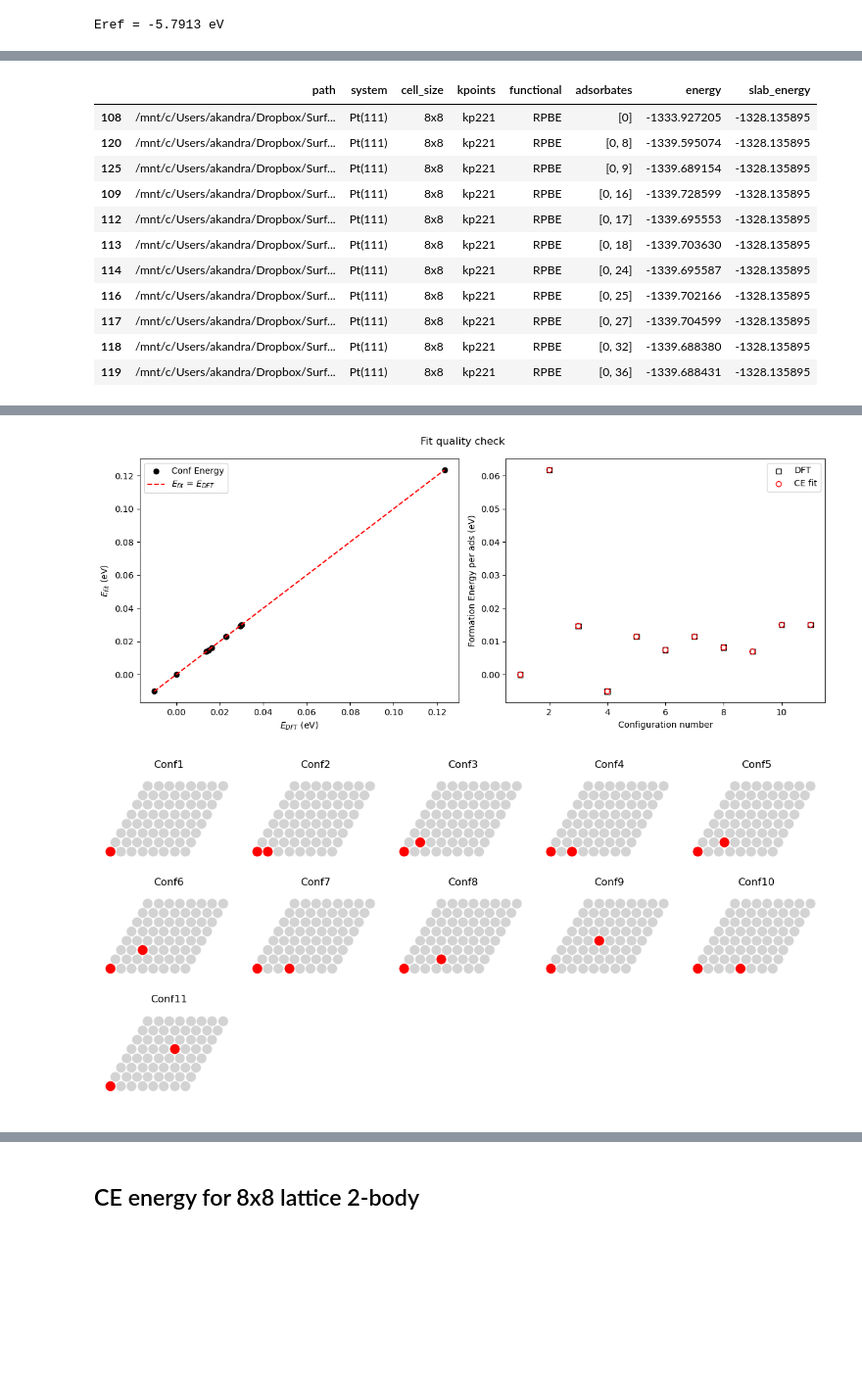
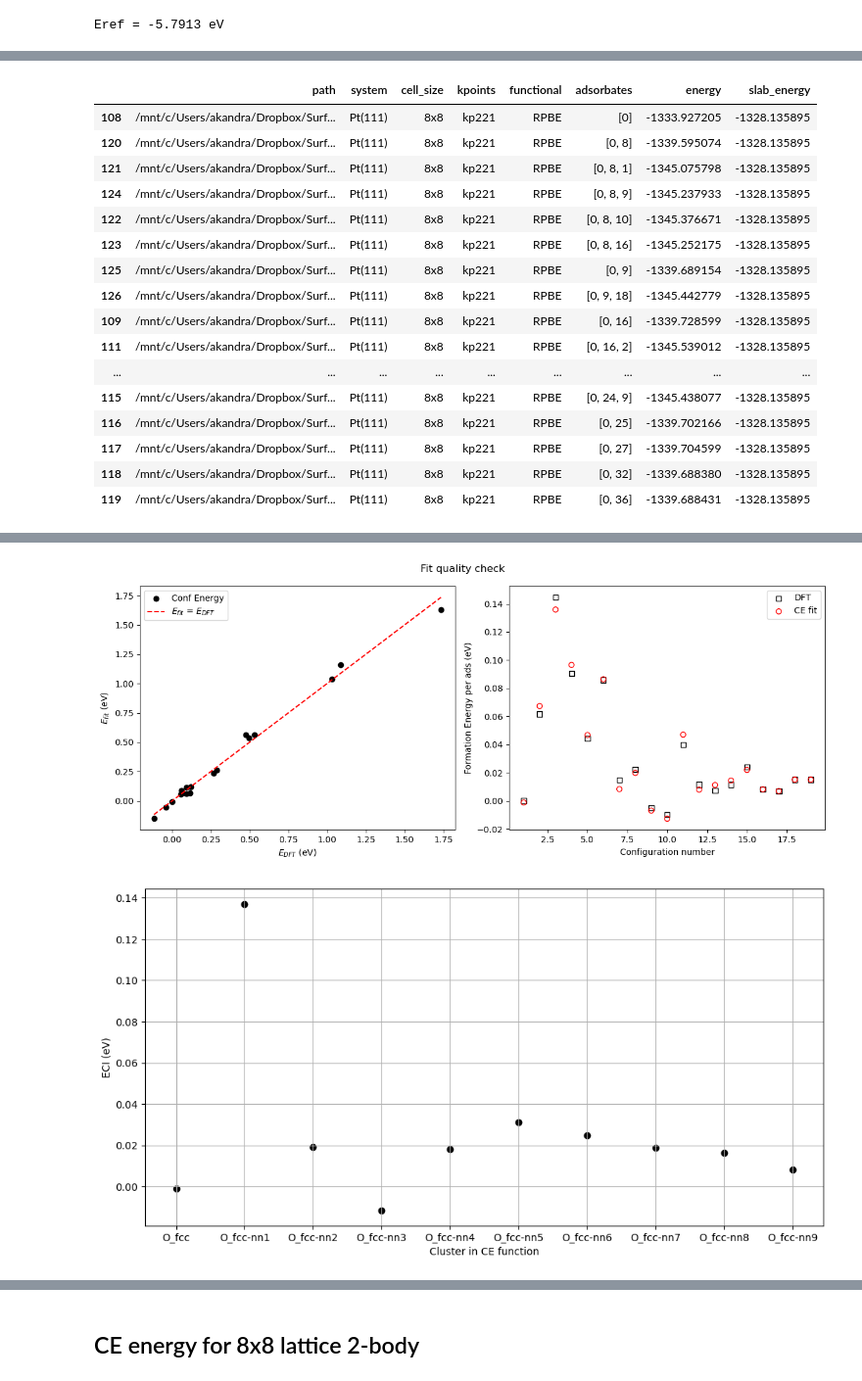
Before and after one commit to akandra/O_Pt111, a Jupyter notebook: zacros_cefit.ipynb, the cells around one changed output, grey strips where cells are left out. Shown at 98% size. Saved outputs shown, nothing was run; the diff lists cells and outputs as text; code cells hidden in the pictures; blank space fills up the shorter version.

```diff
--- a/zacros_cefit.ipynb
+++ b/zacros_cefit.ipynb
@@ -81,8 +155,6 @@ display(dfz)
 
 # Produce the fit
 E_form, E_fit = zf.produce_fit(wdir, dfz, Nx_lat, Ny_lat, shell_list, Eref, zacros_path)
-# Show input configurations
-zf.plot_state_ce(wdir, reps=None, show_axes = False, show_sites_ids=False, file_name=None, titles=None, figsize=(12,6), ncols=5, sf=2)
 # Get the fit results
-ce_names_8, ce_coeffs_8, ce_nads_8 = zf.get_cefit_output(wdir)
+ce_names_16_2, ce_coeffs_16_2, ce_nads_16_2 = zf.get_cefit_output(wdir,plot=True)
 # %% [output]
@@ -90,11 +162,16 @@ Directory /mnt/c/Users/akandra/Dropbox/Surface_Reaction_Kinetics/O_Pt111/cefit/t
 |  | path | system | cell_size | kpoints | functional | adsorbates | energy | slab_energy |
 | 108 | /mnt/c/Users/akandra/Dropbox/Surf... | Pt(111) | 8x8 | kp221 | RPBE | [0] | -1333.927205 | -1328.135895 |
 | 120 | /mnt/c/Users/akandra/Dropbox/Surf... | Pt(111) | 8x8 | kp221 | RPBE | [0, 8] | -1339.595074 | -1328.135895 |
+| 121 | /mnt/c/Users/akandra/Dropbox/Surf... | Pt(111) | 8x8 | kp221 | RPBE | [0, 8, 1] | -1345.075798 | -1328.135895 |
+| 124 | /mnt/c/Users/akandra/Dropbox/Surf... | Pt(111) | 8x8 | kp221 | RPBE | [0, 8, 9] | -1345.237933 | -1328.135895 |
+| 122 | /mnt/c/Users/akandra/Dropbox/Surf... | Pt(111) | 8x8 | kp221 | RPBE | [0, 8, 10] | -1345.376671 | -1328.135895 |
+| 123 | /mnt/c/Users/akandra/Dropbox/Surf... | Pt(111) | 8x8 | kp221 | RPBE | [0, 8, 16] | -1345.252175 | -1328.135895 |
 | 125 | /mnt/c/Users/akandra/Dropbox/Surf... | Pt(111) | 8x8 | kp221 | RPBE | [0, 9] | -1339.689154 | -1328.135895 |
+| 126 | /mnt/c/Users/akandra/Dropbox/Surf... | Pt(111) | 8x8 | kp221 | RPBE | [0, 9, 18] | -1345.442779 | -1328.135895 |
 | 109 | /mnt/c/Users/akandra/Dropbox/Surf... | Pt(111) | 8x8 | kp221 | RPBE | [0, 16] | -1339.728599 | -1328.135895 |
-| 112 | /mnt/c/Users/akandra/Dropbox/Surf... | Pt(111) | 8x8 | kp221 | RPBE | [0, 17] | -1339.695553 | -1328.135895 |
-| 113 | /mnt/c/Users/akandra/Dropbox/Surf... | Pt(111) | 8x8 | kp221 | RPBE | [0, 18] | -1339.703630 | -1328.135895 |
-| 114 | /mnt/c/Users/akandra/Dropbox/Surf... | Pt(111) | 8x8 | kp221 | RPBE | [0, 24] | -1339.695587 | -1328.135895 |
+| 111 | /mnt/c/Users/akandra/Dropbox/Surf... | Pt(111) | 8x8 | kp221 | RPBE | [0, 16, 2] | -1345.539012 | -1328.135895 |
+| ... | ... | ... | ... | ... | ... | ... | ... | ... |
+| 115 | /mnt/c/Users/akandra/Dropbox/Surf... | Pt(111) | 8x8 | kp221 | RPBE | [0, 24, 9] | -1345.438077 | -1328.135895 |
 | 116 | /mnt/c/Users/akandra/Dropbox/Surf... | Pt(111) | 8x8 | kp221 | RPBE | [0, 25] | -1339.702166 | -1328.135895 |
 | 117 | /mnt/c/Users/akandra/Dropbox/Surf... | Pt(111) | 8x8 | kp221 | RPBE | [0, 27] | -1339.704599 | -1328.135895 |
 | 118 | /mnt/c/Users/akandra/Dropbox/Surf... | Pt(111) | 8x8 | kp221 | RPBE | [0, 32] | -1339.688380 | -1328.135895 |
@@ -113,2 +198,2 @@ Configuration 11 created in /mnt/c/Users/akandra/Dropbox/Surface_Reaction_Kineti
-[figure, old version]
+[figure, new version]
-[figure, old version]
+[figure, new version]
```
Also changed, not shown: parts of 9 cells of this notebook, 2 other files.
